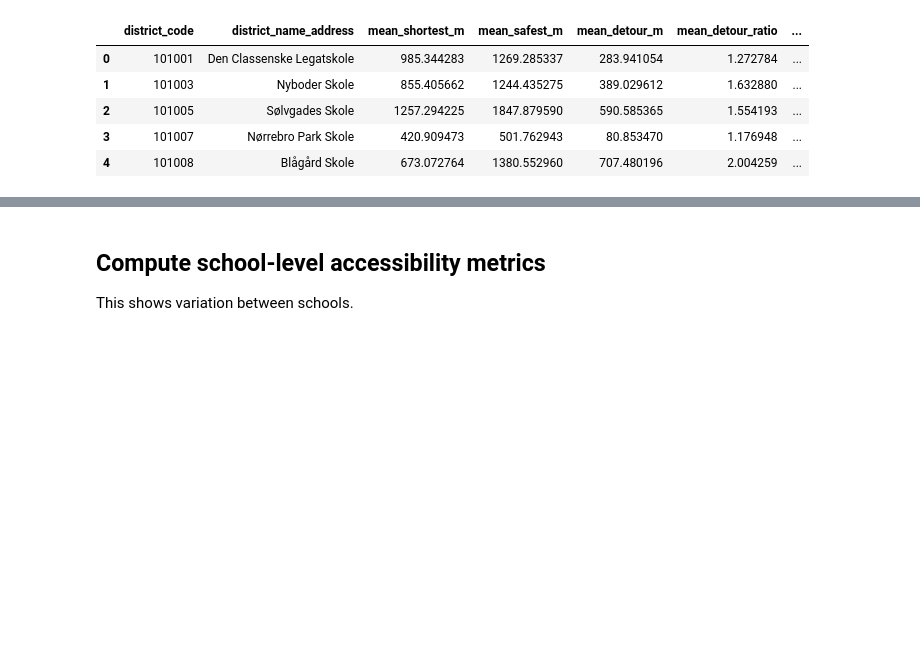
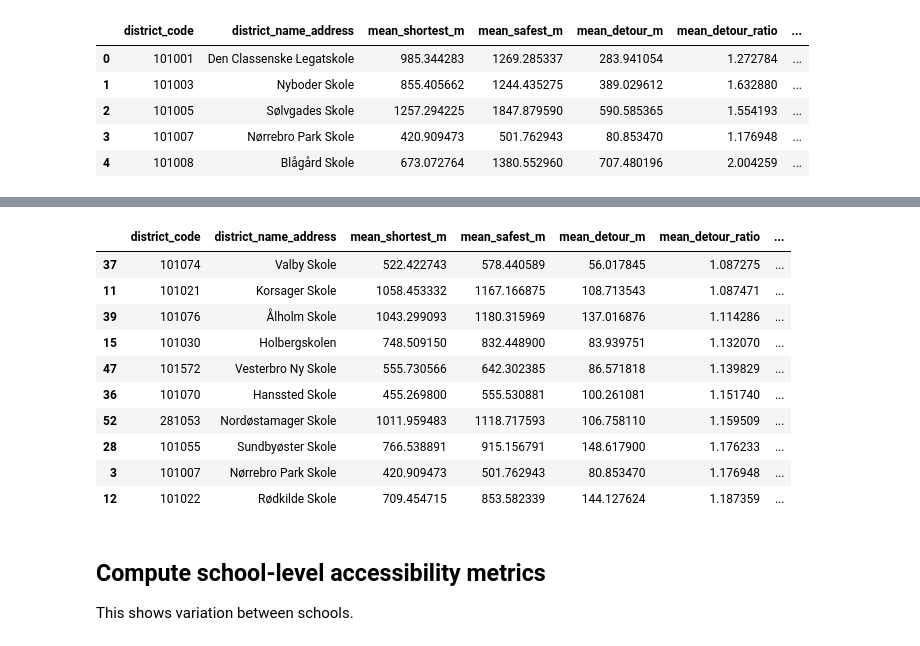
Before and after one commit to peterkriegel/safe-bike-paths-to-school-cph, a Jupyter notebook: notebooks/06_accessibility_analysis.ipynb, the cells around one changed output, grey strips where cells are left out. Drawn from its saved outputs; the diff is of its cells as text; code cells hidden in the pictures; blank space fills up the shorter version.

```diff
--- a/notebooks/06_accessibility_analysis.ipynb
+++ b/notebooks/06_accessibility_analysis.ipynb
@@ -106,3 +110,49 @@ district_stats.head()
+# %%
+district_stats_clean = district_stats.dropna(subset=["mean_detour_ratio"]).copy()
+
+best_districts = (
+    district_stats_clean
+    .sort_values("mean_detour_ratio")
+    .head(10)
+    [[
+        "district_code",
+        "district_name_address",
+        "mean_shortest_m",
+        "mean_safest_m",
+        "mean_detour_m",
+        "mean_detour_ratio",
+        "count_addresses"
+    ]]
+)
+
+worst_districts = (
+    district_stats_clean
+    .sort_values("mean_detour_ratio", ascending=False)
+    .head(10)
+    [[
+        "district_code",
+        "district_name_address",
+        "mean_shortest_m",
+        "mean_safest_m",
+        "mean_detour_m",
+        "mean_detour_ratio",
+        "count_addresses"
+    ]]
+)
+
+best_districts
+# %% [output]
+|  | district_code | district_name_address | mean_shortest_m | mean_safest_m | mean_detour_m | mean_detour_ratio | ... |
+| 37 | 101074 | Valby Skole | 522.422743 | 578.440589 | 56.017845 | 1.087275 | ... |
+| 11 | 101021 | Korsager Skole | 1058.453332 | 1167.166875 | 108.713543 | 1.087471 | ... |
+| 39 | 101076 | Ålholm Skole | 1043.299093 | 1180.315969 | 137.016876 | 1.114286 | ... |
+| 15 | 101030 | Holbergskolen | 748.509150 | 832.448900 | 83.939751 | 1.132070 | ... |
+| 47 | 101572 | Vesterbro Ny Skole | 555.730566 | 642.302385 | 86.571818 | 1.139829 | ... |
+| 36 | 101070 | Hanssted Skole | 455.269800 | 555.530881 | 100.261081 | 1.151740 | ... |
+| 52 | 281053 | Nordøstamager Skole | 1011.959483 | 1118.717593 | 106.758110 | 1.159509 | ... |
+| 28 | 101055 | Sundbyøster Skole | 766.538891 | 915.156791 | 148.617900 | 1.176233 | ... |
+| 3 | 101007 | Nørrebro Park Skole | 420.909473 | 501.762943 | 80.853470 | 1.176948 | ... |
+| 12 | 101022 | Rødkilde Skole | 709.454715 | 853.582339 | 144.127624 | 1.187359 | ... |
 # %% [markdown]
 ## Compute school-level accessibility metrics
 
```
Also changed, not shown: parts of 2 cells of this notebook, 15 other files.
